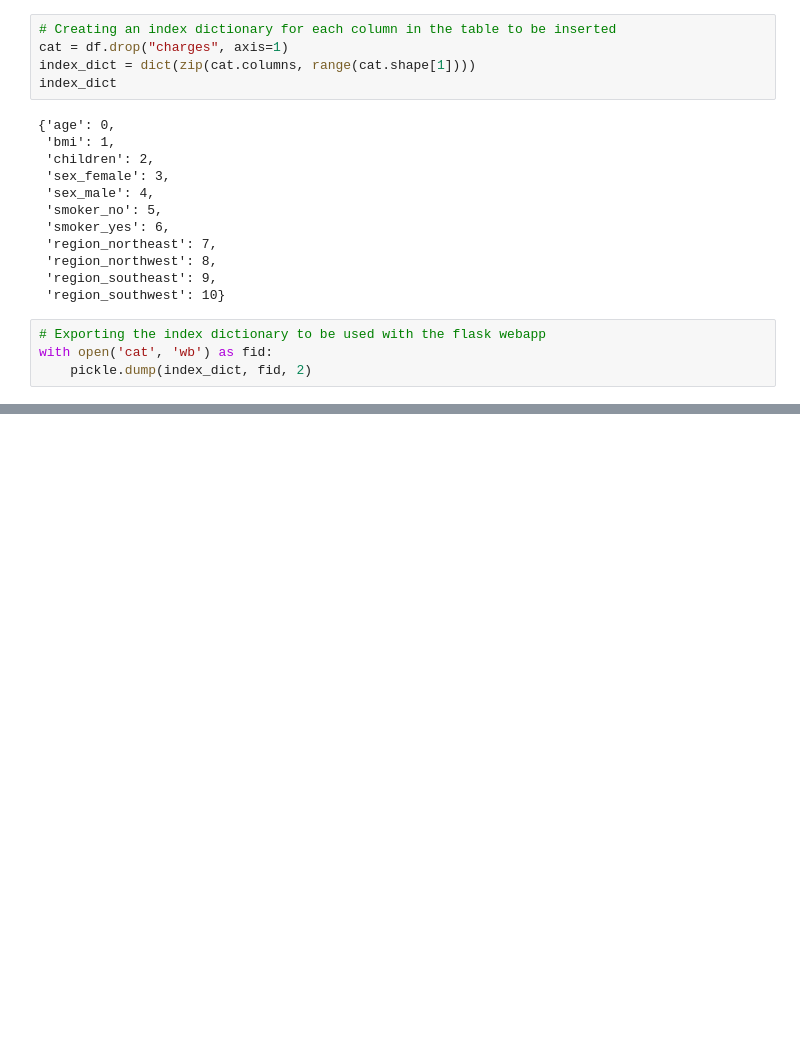
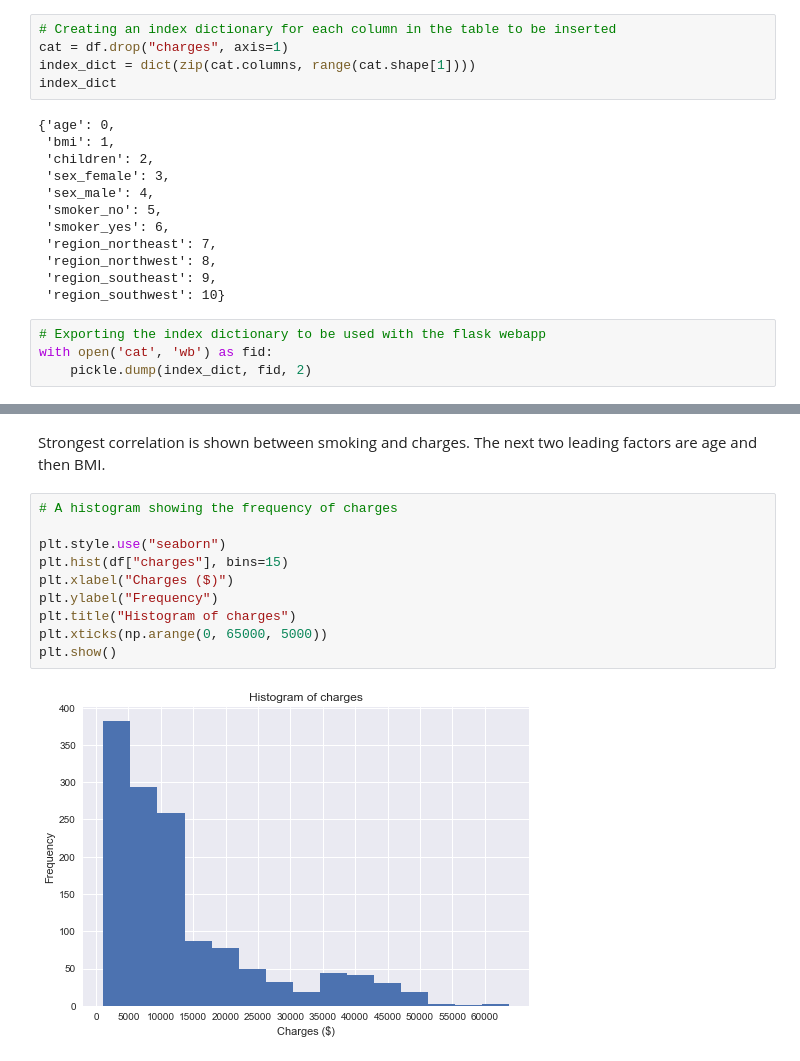
Before and after one commit to osteenw/Insurance-Prediction, a Jupyter notebook: Insurance-Capstone.ipynb, the cells around one changed output, grey strips where cells are left out. Cells and saved outputs as stored; diff of their text form; blank space fills up the shorter version.

```diff
--- a/Insurance-Capstone.ipynb
+++ b/Insurance-Capstone.ipynb
@@ -125,0 +122,14 @@ with open('cat', 'wb') as fid:
+# %% [markdown]
+Strongest correlation is shown between smoking and charges. The next two leading factors are age and then BMI.
+# %%
+# A histogram showing the frequency of charges
+
+plt.style.use("seaborn")
+plt.hist(df["charges"], bins=15)
+plt.xlabel("Charges ($)")
+plt.ylabel("Frequency")
+plt.title("Histogram of charges")
+plt.xticks(np.arange(0, 65000, 5000))
+plt.show()
+# %% [output]
+[figure, added]
```
Also changed, not shown: parts of 11 cells of this notebook, 6 other files.
